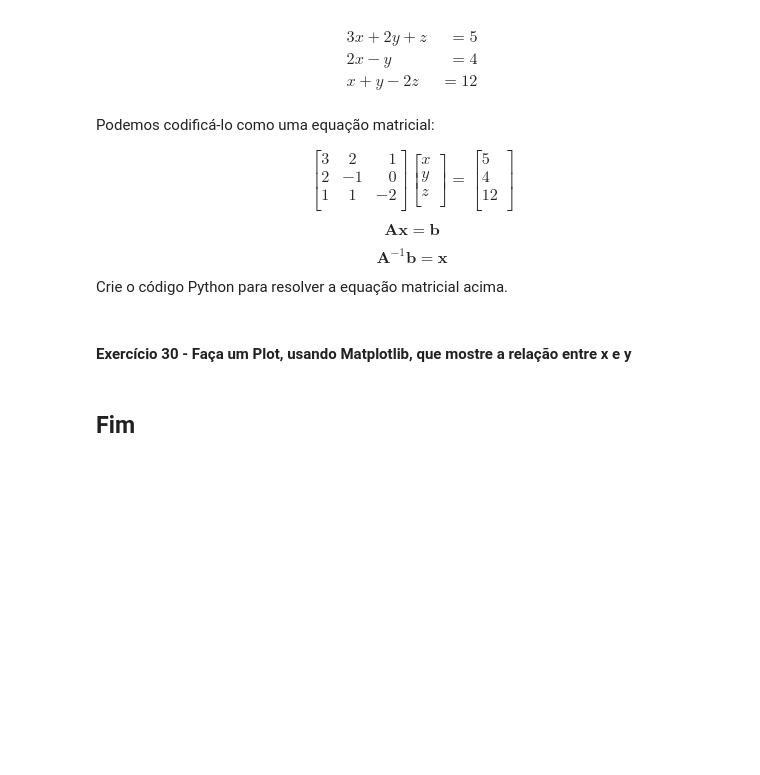
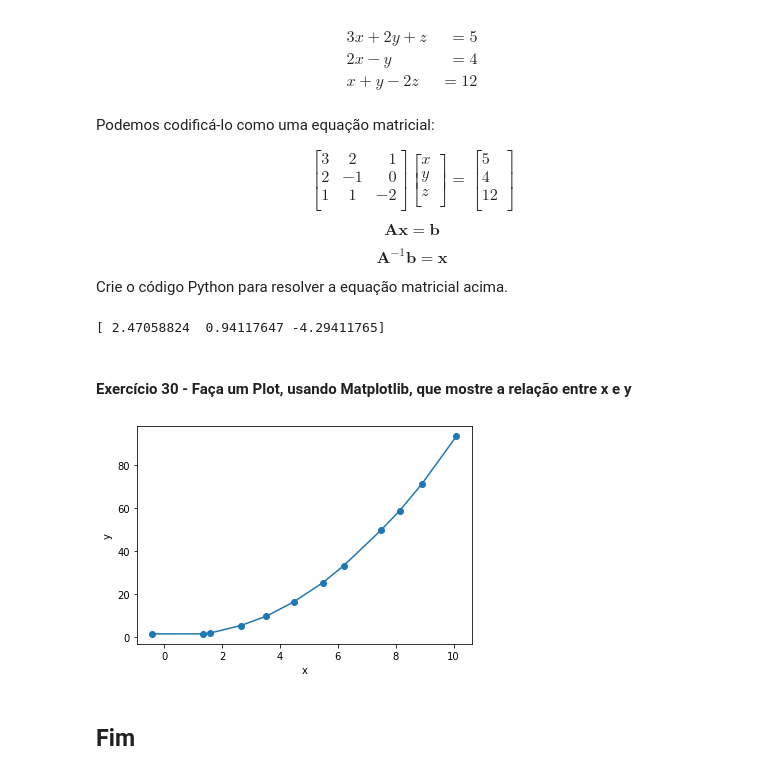
Before and after one commit to eniltonangelim/data-science, a Jupyter notebook: m4ml/Exercicios-Cap01/Exercicios01.ipynb, the cells around one changed output. Saved outputs shown, nothing was run; the diff lists cells and outputs as text; code cells hidden in the pictures; blank space fills up the shorter version.

```diff
--- a/m4ml/Exercicios-Cap01/Exercicios01.ipynb
+++ b/m4ml/Exercicios-Cap01/Exercicios01.ipynb
@@ -485,12 +688,45 @@ $$\mathbf{A}\mathbf{x} = \mathbf{b}$$
 $$\mathbf{A}^{-1}\mathbf{b} = \mathbf{x}$$
 
 Crie o código Python para resolver a equação matricial acima.
+# %%
+# Criando as matrizes em Python
+a_matrix = [[3, 2, 1],
+            [2,-1,0],
+            [1,1,-2]]
+
+b_matrix = [5, 4, 12]
+
+# Convertendo as matrizes para o formato NumPy
+np_a_matrix = np.array(a_matrix)
+np_b_matrix = np.array(b_matrix).transpose()
+
+# Resolvendo o problema
+np_a_inv = linalg.inv(np_a_matrix)
+np_x_matrix = np_a_inv.dot(np_b_matrix)
+
+# Print
+print(np_x_matrix)
+# %% [output]
+[ 2.47058824  0.94117647 -4.29411765]
 # %% [markdown]
 #### Exercício 30 - Faça um Plot, usando Matplotlib, que mostre a relação entre x e y
 # %%
 # Solução
 
 x = [-0.42,1.34,1.6,2.65,3.53,4.48,5.48,6.21,7.49,8.14,8.91,10.1]
 y = [1.58,1.61,2.04,5.47,9.8,16.46,25.34,33.32,49.7,58.79,71.26,93.34]
+
+x = np.array(x)
+y = np.array(y)
+
+import matplotlib.pyplot as plt
+%matplotlib inline
+
+plt.plot(x,y, 'o-')
+plt.xlabel('x')
+plt.ylabel('y')
+plt.show()
+# %% [output]
+[figure, added]
 # %% [markdown]
 ## Fim
```
Also changed, not shown: parts of 47 cells of this notebook, 1 other file.
